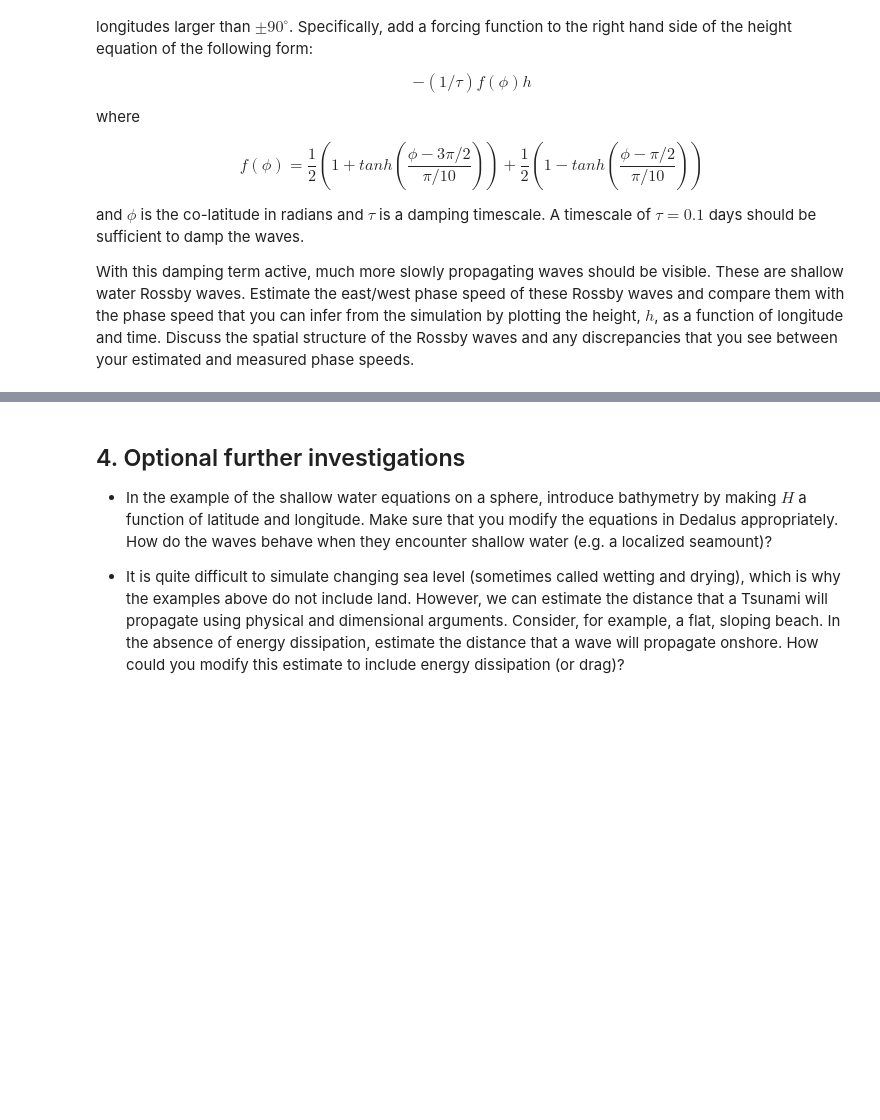
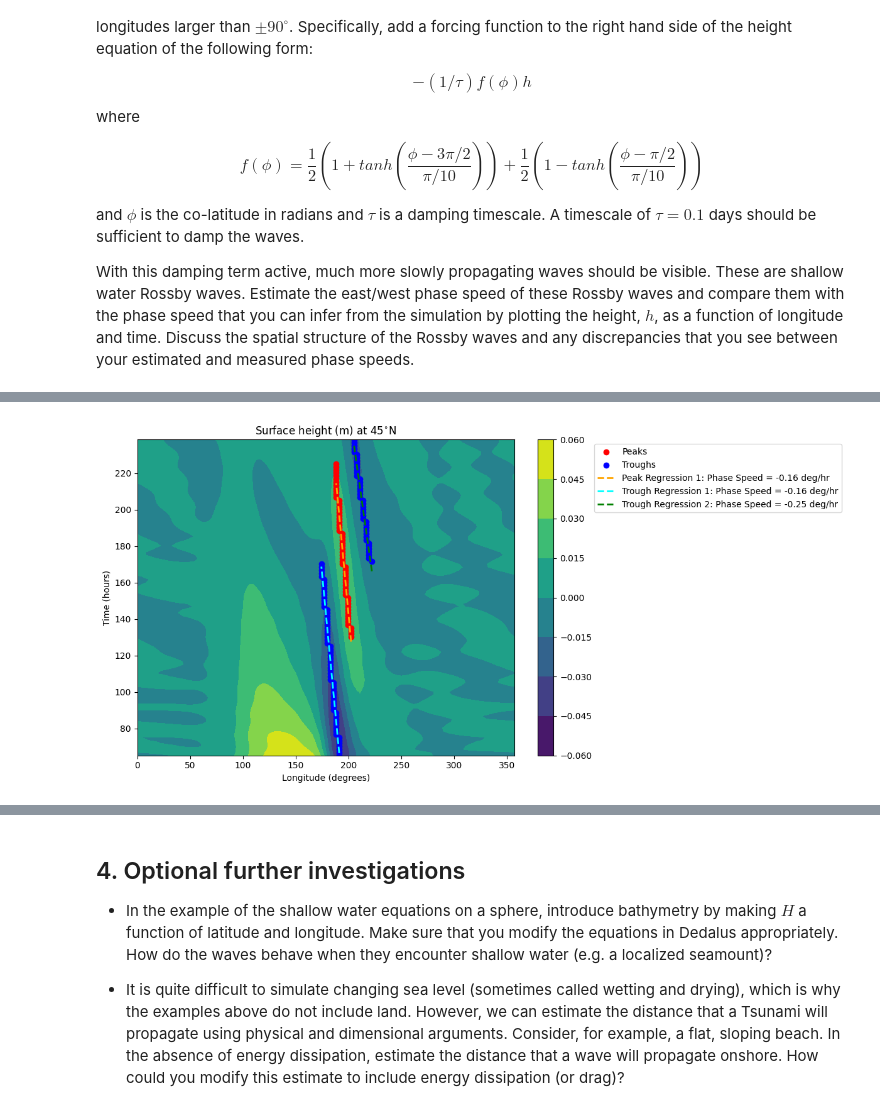
Before and after one commit to jamesalexanderredman/QCES, a Jupyter notebook: Project3_tsunami.ipynb, the cells around one changed output, grey strips where cells are left out. Drawn from its saved outputs; the diff is of its cells as text; code cells hidden in the pictures; blank space fills up the shorter version.

```diff
--- a/Project3_tsunami.ipynb
+++ b/Project3_tsunami.ipynb
@@ -846,0 +984,63 @@ With this damping term active, much more slowly propagating waves should be visi
+# %%
+# Plot the height as a function of longitude and time for latitide of 45deg
+theta_sample = (1/4)*np.pi
+theta_index = np.argmin(np.abs(theta - theta_sample))
+
+longitude = phi[:,0]*360/(2*np.pi);
+
+start_time = 65 * hour # let initial disturbance die down
+start_time_index = np.argmin(np.abs(t_save - start_time))
+time = t_save[start_time_index:]
+
+h_longitude_time = np.zeros((len(time),len(longitude)))
+for i in range(len(time)):
+  h_longitude_time[i,:] = h_save[i+start_time_index,:,theta_index]
+
+plt.figure(figsize=(12, 6))
+plt.contourf(longitude,time/(1*hour),h_longitude_time)
+plt.xlabel('Longitude (degrees)')
+plt.ylabel('Time (hours)')
+plt.title('Surface height (m) at $45^{\circ}$N')
+plt.colorbar()
+
+peak_index_start = 39
+peak_index_end = 97
+
+peak_longitude=np.zeros(97-39)
+for i in range(39,97):
+  peak_index = np.argmax(h_longitude_time[i,:])
+  peak_longitude[i-39] = longitude[peak_index]
+
+trough_longitude = np.zeros(len(time))
+for i in range(len(time)):
+  trough_index = np.argmin(h_longitude_time[i,:])
+  trough_longitude[i] = longitude[trough_index]
+  if np.abs(trough_longitude[i] - trough_longitude[i-1]) > 10:
+    trough_switch = i
+
+
+plt.scatter(peak_longitude,time[39:97]/(1*hour),color='red', label = 'Peaks')
+plt.scatter(trough_longitude,time/(1*hour),color='blue', label = 'Troughs')
+
+peak1_slope, peak1_intercept = np.polyfit(peak_longitude, time[39:97]/(1*hour), 1)
+peak1_line = peak1_slope * peak_longitude + peak1_intercept
+
+trough1_slope, trough1_intercept = np.polyfit(trough_longitude[0:trough_switch-1], time[0:trough_switch-1]/(1*hour), 1)
+trough1_line = trough1_slope * trough_longitude[0:trough_switch-1] + trough1_intercept
+
+trough2_slope, trough2_intercept = np.polyfit(trough_longitude[trough_switch:], time[trough_switch:]/(1*hour), 1)
+trough2_line = trough2_slope * trough_longitude[trough_switch:] + trough2_intercept
+
+
+plt.plot(peak_longitude, peak1_line, color='orange', linestyle='--', linewidth=2, label=f'Peak Regression 1: Phase Speed = {1/peak1_slope:.2f} deg/hr')
+plt.plot(trough_longitude[0:trough_switch-1], trough1_line, color='cyan', linestyle='--', linewidth=2, label=f'Trough Regression 1: Phase Speed = {1/trough1_slope:.2f} deg/hr')
+plt.plot(trough_longitude[trough_switch:], trough2_line, color='green', linestyle='--', linewidth=2, label=f'Trough Regression 2: Phase Speed = {1/trough2_slope:.2f} deg/hr')
+
+
+# Add a legend to the plot, positioning it outside the plot
+plt.legend(bbox_to_anchor=(1.2, 1), loc='upper left')
+
+# Adjust layout to make space for the legend
+plt.tight_layout()
+# %% [output]
+[figure, added]
```
Also changed, not shown: parts of 8 cells of this notebook.
